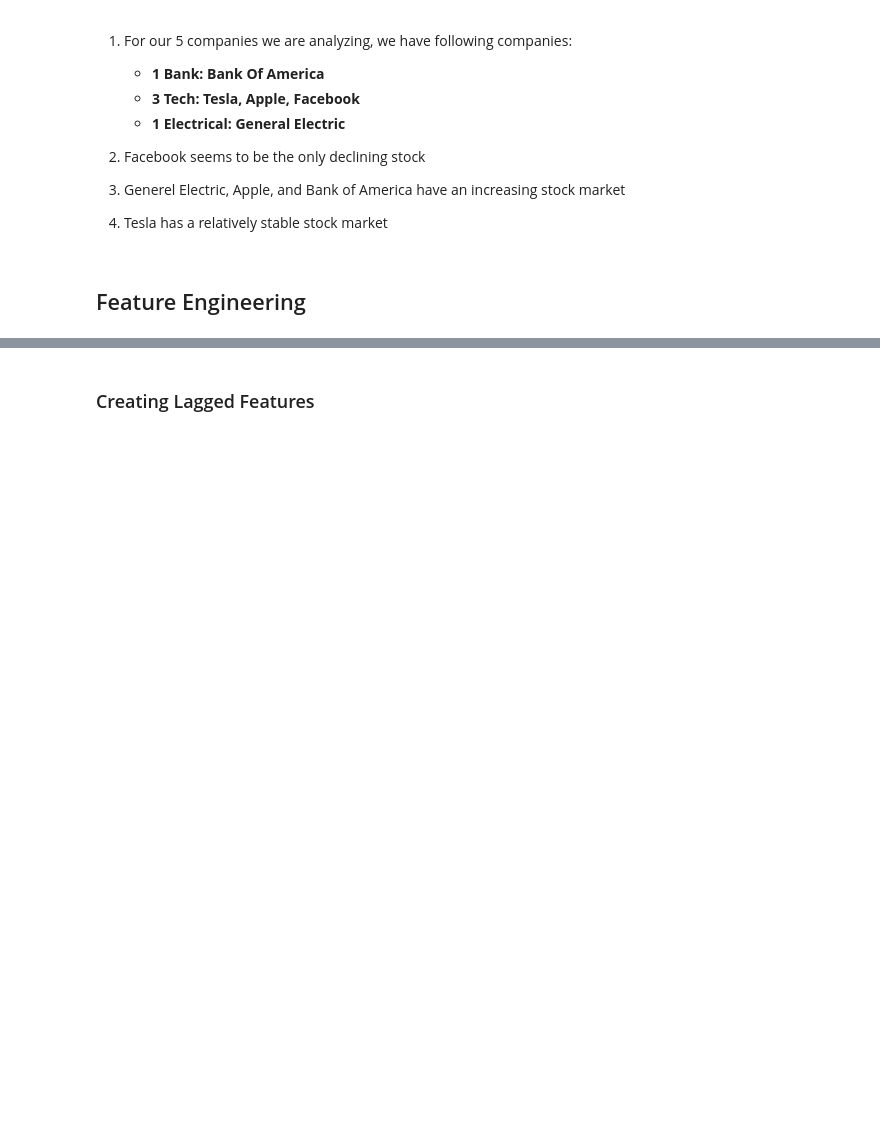
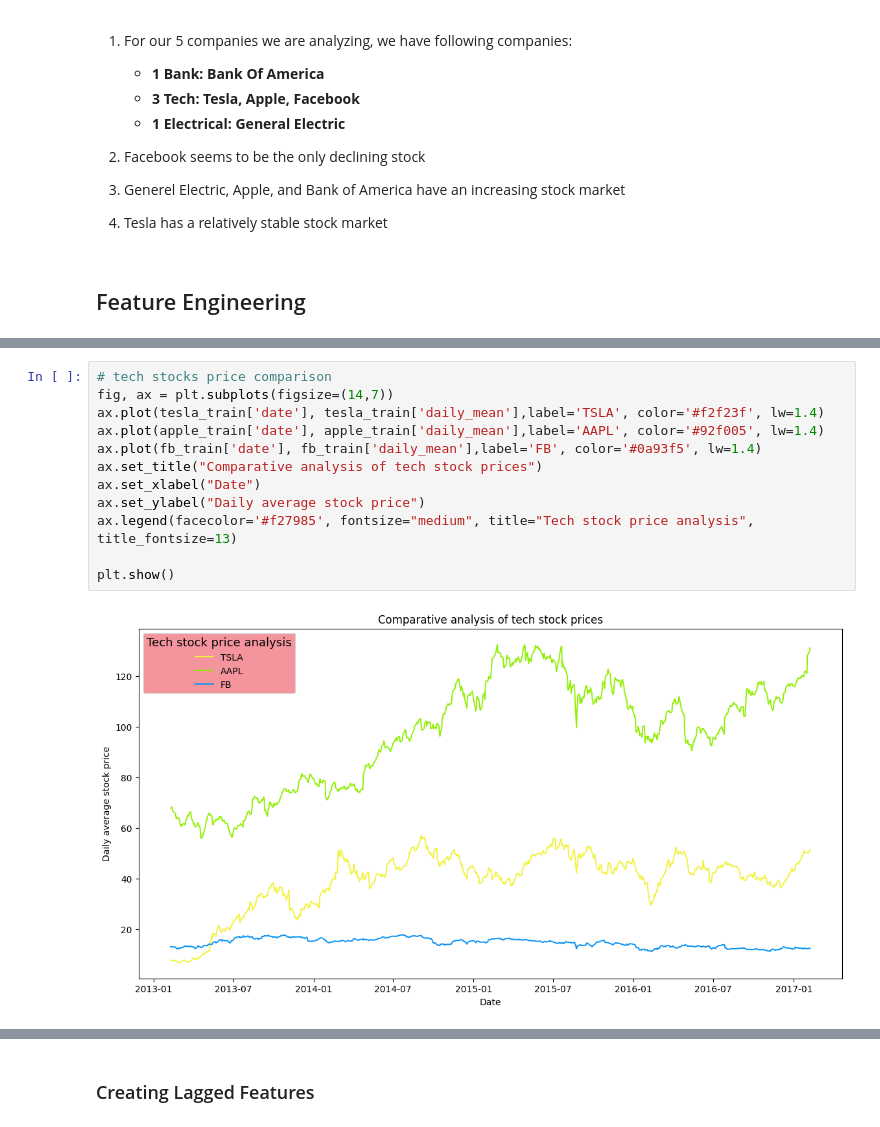
Before and after one commit to Vondent/stock-price-analysis, a Jupyter notebook: stock-price-analysis.ipynb, the cells around one changed output, grey strips where cells are left out. Cells and saved outputs as stored; diff of their text form; blank space fills up the shorter version.

Commit message:
Conducted Comparative Analysis and Applied Feature Engineering

```diff
--- a/stock-price-analysis.ipynb
+++ b/stock-price-analysis.ipynb
@@ -702,0 +787,14 @@ add `daily_return` feature where it is $\frac{close-open}{open}$ * 100
+# %%
+# tech stocks price comparison
+fig, ax = plt.subplots(figsize=(14,7))
+ax.plot(tesla_train['date'], tesla_train['daily_mean'],label='TSLA', color='#f2f23f', lw=1.4)
+ax.plot(apple_train['date'], apple_train['daily_mean'],label='AAPL', color='#92f005', lw=1.4)
+ax.plot(fb_train['date'], fb_train['daily_mean'],label='FB', color='#0a93f5', lw=1.4)
+ax.set_title("Comparative analysis of tech stock prices")
+ax.set_xlabel("Date")
+ax.set_ylabel("Daily average stock price")
+ax.legend(facecolor='#f27985', fontsize="medium", title="Tech stock price analysis", title_fontsize=13)
+
+plt.show()
+# %% [output]
+[figure, added]
```
Also changed, not shown: parts of 22 cells of this notebook.
